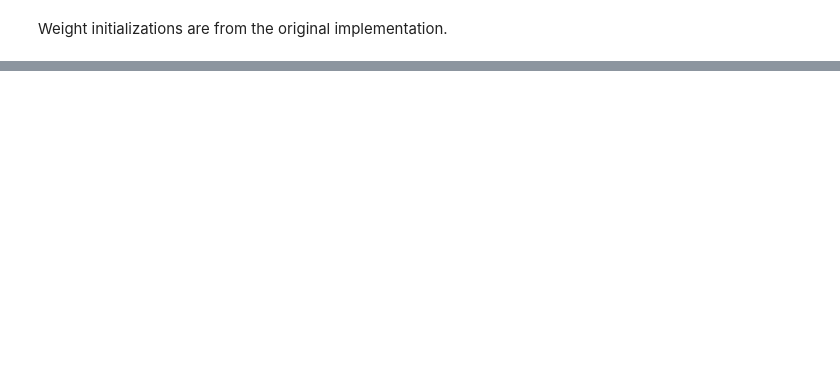
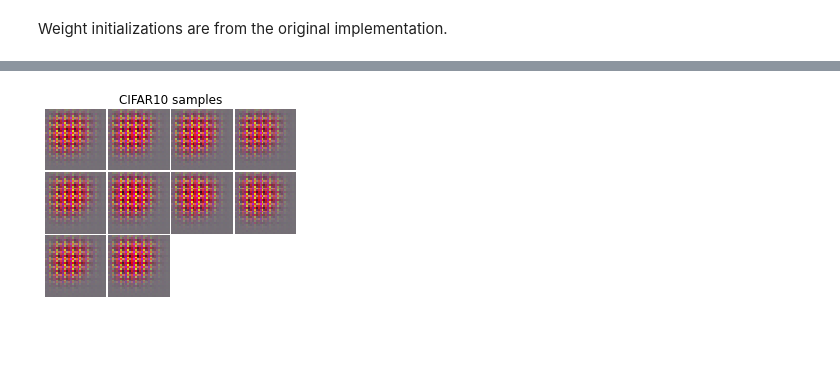
Before and after one commit to adivas24/NNFLAssignment, a Jupyter notebook: CIFAR_fm.ipynb, the cells around one changed output, grey strips where cells are left out. Drawn from its saved outputs; the diff is of its cells as text; code cells hidden in the pictures; blank space fills up the shorter version.

Commit message:
Updated
It has feature matching and the code is cleaner now. Added Dataloader too

```diff
--- a/CIFAR_fm.ipynb
+++ b/CIFAR_fm.ipynb
@@ -232,5 +246,4 @@ Setting seeds and creating random objects
 # %%
 # fixed random seeds
 rng_data = np.random.RandomState(seed_data)
-rng = np.random.RandomState(seed)
-theano_rng = np.random.RandomState(seed_data+seed)
+noise_rng = np.random.RandomState(seed_data+seed)
@@ -343,3 +356,8 @@ disc.l10.register_forward_hook(get_activation('l10'))
+# %%
+def log_sum_exp(x):
+    m = torch.max(x,dim=1)[0]
+    s = torch.logsumexp(x-m, 1)
+    return s+m
 # %% [markdown]
 Weight initializations are from the original implementation.
 # %%
@@ -358,16 +396,4 @@ Data selection is exactly as the original paper. The optimiser used is Adam.
 # %%
-# select labeled data
-inds = rng_data.permutation(trainx.shape[0])
-trainx = trainx[inds]
-trainy = trainy[inds]
-txs = []
-tys = []
-for j in range(10):
-    txs.append(trainx[trainy==j][:count])
-    tys.append(trainy[trainy==j][:count])
-txs = np.concatenate(txs, axis=0)
-tys = np.concatenate(tys, axis=0)
-
 # initialize optimisers
 Doptim = torch.optim.Adam(disc.parameters(),lr=lr, betas = (0.9,0.999))
 Goptim = torch.optim.Adam(gen.parameters(),lr=lr, betas = (0.9,0.999))
@@ -478,0 +463,66 @@ for epoch in range(1200):
+# %%
+for epoch in range(1200):
+    begin = time.time()
+    lr = lr*min(3-epoch/400,1)
+    for param_group in Doptim.param_groups:
+        param_group['lr'] = lr
+    for param_group in Goptim.param_groups:
+        param_group['lr'] = lr
+    # This entire process needs to be replaced by a dataloader.
+
+    # train
+    loss_lab = 0.
+    loss_unl = 0.
+    train_err = 0.
+    loss_gen = 0.
+    disc_avg_params = None
+    for _,d in enumerate(dataset_loader_train):
+        x_lab = d["x_lab"]
+        labels = d["lab"]
+        x_unl = d["x_unl1"]
+        ll,lu,te = train_discriminator(x_lab,labels,x_unl)
+        loss_lab += ll
+        loss_unl += lu
+        train_err += te
+
+        disc_avg_params = update_historical_average(disc_avg_params)
+        x_unl = d["x_unl2"]
+        lg = train_generator(x_unl)
+        loss_gen += lg
+
+    loss_lab /= (_+1)*batch_size
+    loss_unl /= (_+1)*batch_size
+    loss_gen /= (_+1)*batch_size
+    train_err /= (_+1)*batch_size
+    # test
+    test_err = 0.
+
+    original_params = [param.data for param in disc.parameters()]
+    for param,avg_param in zip(disc.parameters(),disc_avg_params):
+        param.data.copy_(avg_param)
+
+    for _,d in enumerate(dataset_loader_test):
+        x_lab = d['x_lab']
+        labels = d['lab']
+        test_batch_error = test_model(x_lab,labels)
+        test_err += test_batch_error
+
+    for param,o_param in zip(disc.parameters(),original_params):
+        param.data.copy_(o_param)
+
+    test_err /= (_+1)*batch_size
+    # report
+    print("Iteration %d, time = %ds, loss_lab = %.4f, loss_unl = %.4f, train err = %.4f, test err = %.4f" % (epoch, time.time()-begin, loss_lab, loss_unl, train_err, test_err))
+    sys.stdout.flush()
+    # generate sample
+    gen.eval()
+    with torch.no_grad():
+        noise = torch.tensor(noise_rng.uniform(size=noise_dim)).float()
+        if use_cuda:
+            noise = noise.cuda()
+        sample_x = gen(noise)
+        sample_x = sample_x.cpu().numpy()
+        img_bhwc = np.transpose(sample_x[:100,], (0, 2, 3, 1))
+        img_tile_o = img_tile(img_bhwc, aspect_ratio=1.0, border_color=1.0, stretch=True)
+        img = plot_img(img_tile_o, title='CIFAR10 samples')
+# %% [output]
@@ -478,0 +538 @@ for epoch in range(1200):
+[figure, added]
```
Also changed, not shown: parts of 28 cells of this notebook.
